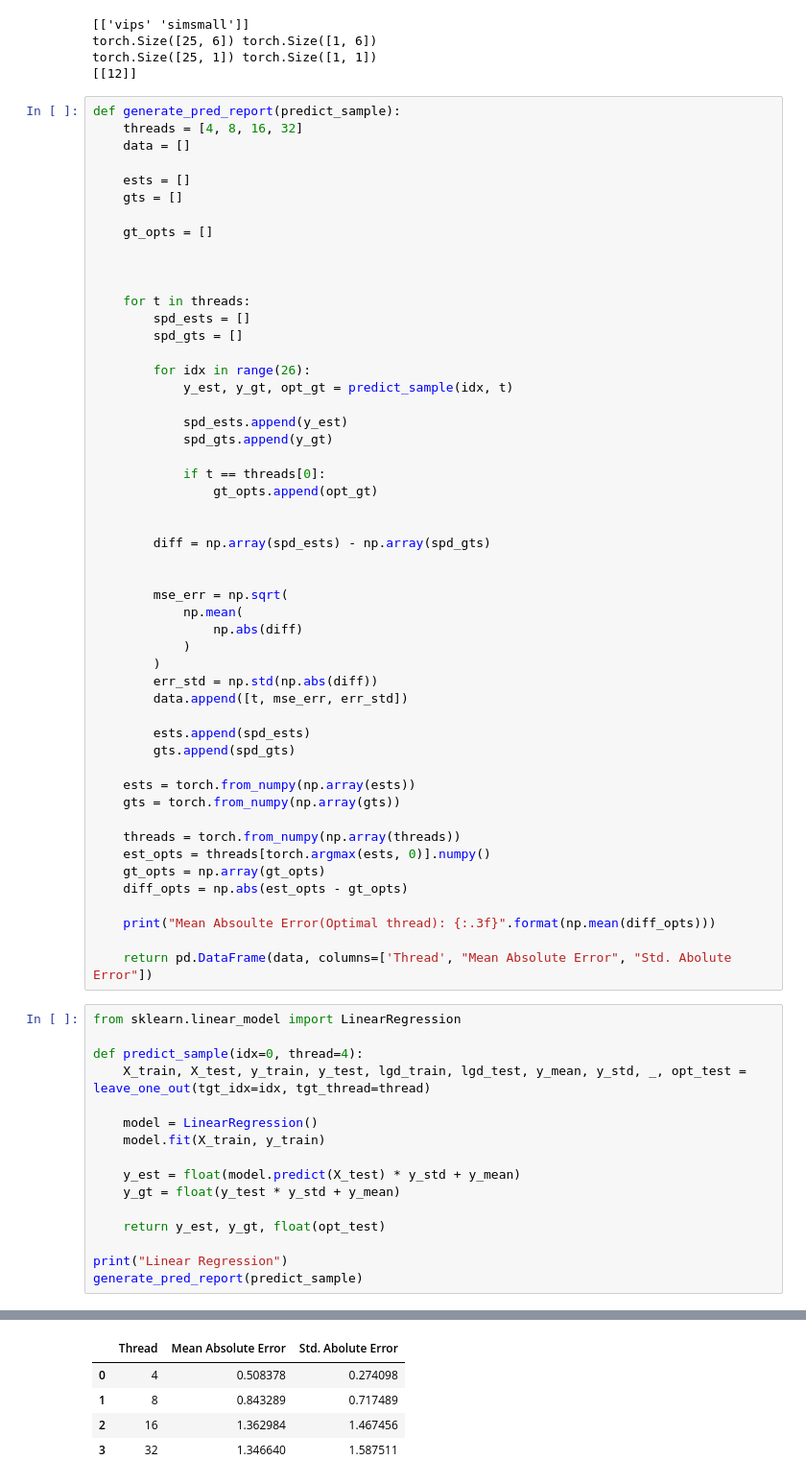
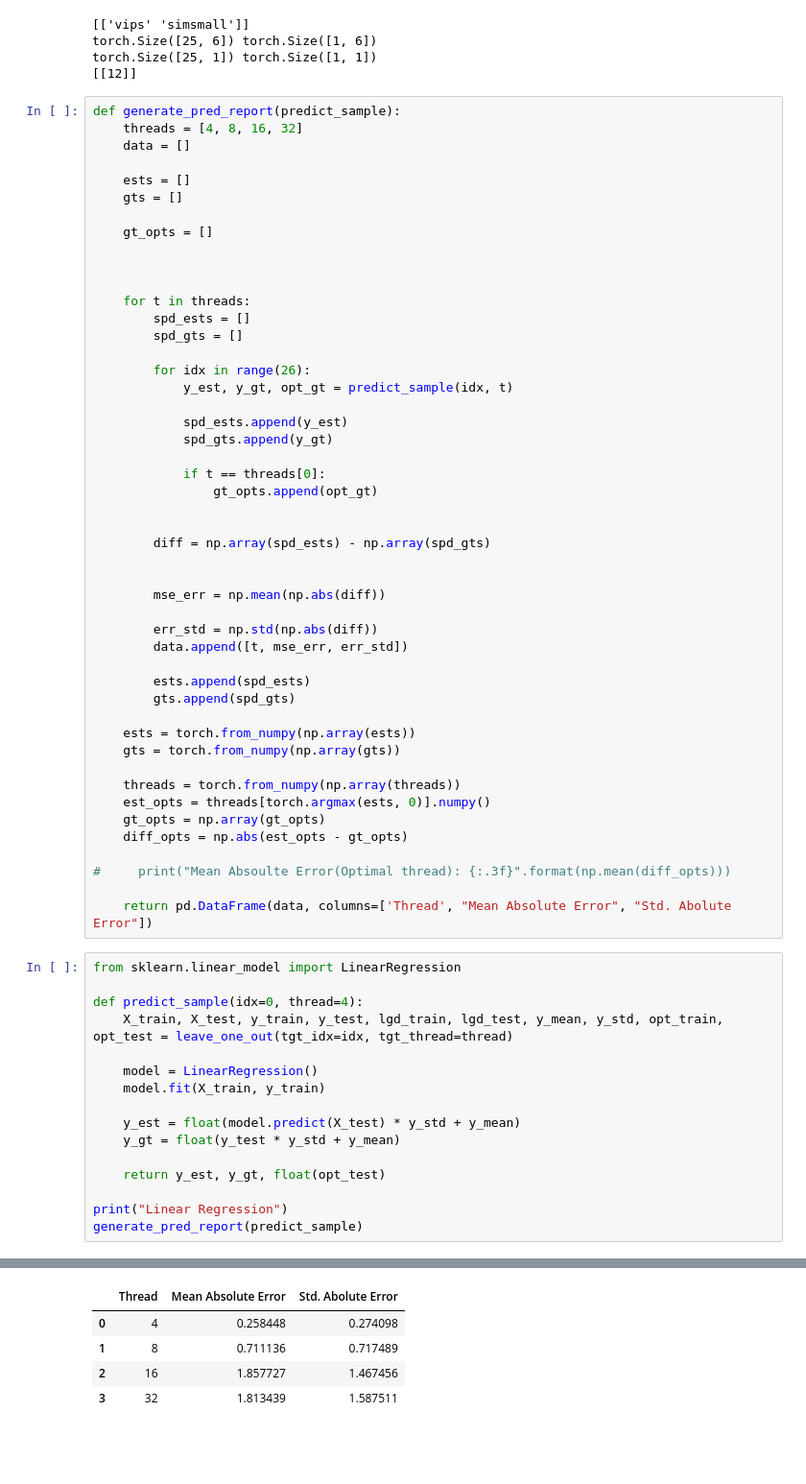
Before and after one commit to liubai01/Multicore-NYU-2021, a Jupyter notebook: Baselines.ipynb, the cells around one changed output, grey strips where cells are left out. Shown: that part at 96% size. Saved outputs shown, nothing was run; the diff lists cells and outputs as text; blank space fills up the shorter version.

```diff
--- a/Baselines.ipynb
+++ b/Baselines.ipynb
@@ -149,11 +149,8 @@ def generate_pred_report(predict_sample):
         diff = np.array(spd_ests) - np.array(spd_gts)
 
 
-        mse_err = np.sqrt(
-            np.mean(
-                np.abs(diff)
-            )
-        )
+        mse_err = np.mean(np.abs(diff))
+
         err_std = np.std(np.abs(diff))
         data.append([t, mse_err, err_std])
 
@@ -168,14 +165,14 @@ def generate_pred_report(predict_sample):
     gt_opts = np.array(gt_opts)
     diff_opts = np.abs(est_opts - gt_opts)
 
-    print("Mean Absoulte Error(Optimal thread): {:.3f}".format(np.mean(diff_opts)))
+#     print("Mean Absoulte Error(Optimal thread): {:.3f}".format(np.mean(diff_opts)))
 
     return pd.DataFrame(data, columns=['Thread', "Mean Absolute Error", "Std. Abolute Error"])
 # %%
 from sklearn.linear_model import LinearRegression
 
 def predict_sample(idx=0, thread=4):
-    X_train, X_test, y_train, y_test, lgd_train, lgd_test, y_mean, y_std, _, opt_test = leave_one_out(tgt_idx=idx, tgt_thread=thread)
+    X_train, X_test, y_train, y_test, lgd_train, lgd_test, y_mean, y_std, opt_train, opt_test = leave_one_out(tgt_idx=idx, tgt_thread=thread)
 
     model = LinearRegression()
     model.fit(X_train, y_train)
@@ -193,5 +189,5 @@ Mean Absoulte Error(Optimal thread): 10.538
 |  | Thread | Mean Absolute Error | Std. Abolute Error |
-| 0 | 4 | 0.508378 | 0.274098 |
-| 1 | 8 | 0.843289 | 0.717489 |
-| 2 | 16 | 1.362984 | 1.467456 |
-| 3 | 32 | 1.346640 | 1.587511 |
+| 0 | 4 | 0.258448 | 0.274098 |
+| 1 | 8 | 0.711136 | 0.717489 |
+| 2 | 16 | 1.857727 | 1.467456 |
+| 3 | 32 | 1.813439 | 1.587511 |
```
Also changed, not shown: parts of 8 cells of this notebook, 2 other files.
